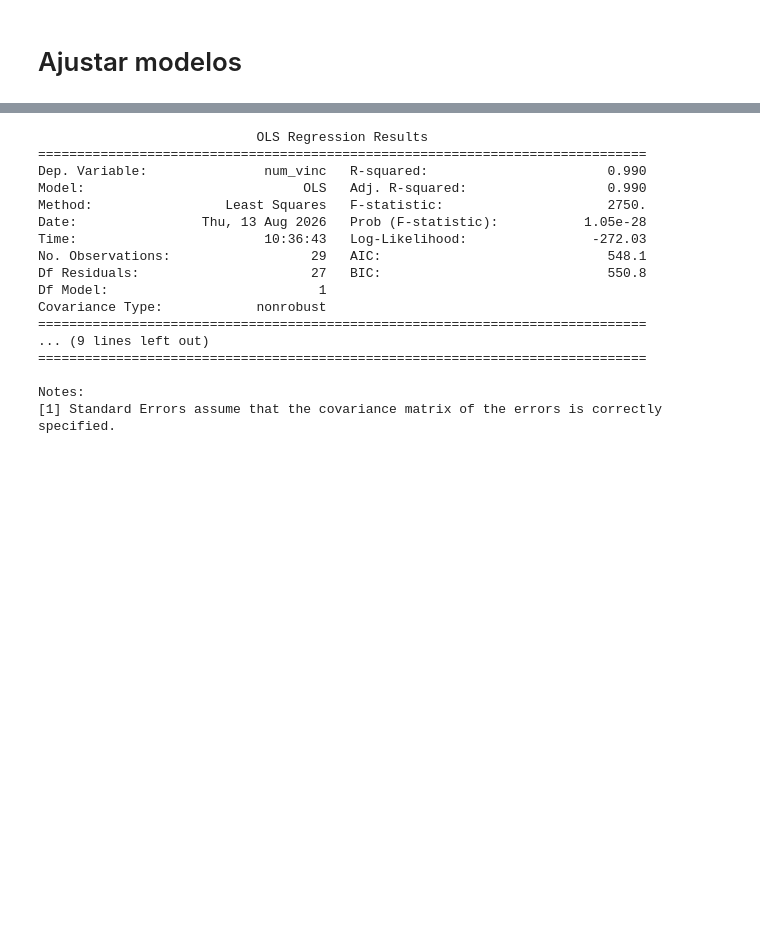
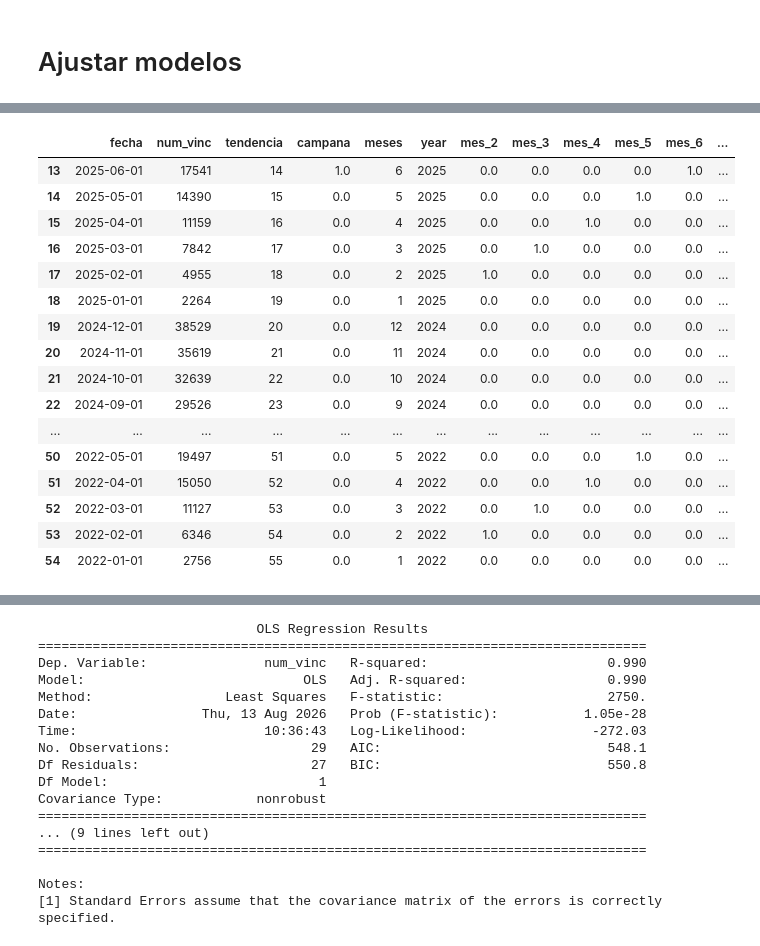
Before and after one commit to Santlond/ADQUIRENCIA_FERIA_EVA_github, a Jupyter notebook: data_analyisis_hist_vinc_y_uso_adqui_1_a_1.ipynb, the cells around one changed output, grey strips where cells are left out. Cells and saved outputs as stored; diff of their text form; code cells hidden in the pictures; blank space fills up the shorter version.

```diff
--- a/data_analyisis_hist_vinc_y_uso_adqui_1_a_1.ipynb
+++ b/data_analyisis_hist_vinc_y_uso_adqui_1_a_1.ipynb
@@ -841,0 +870,21 @@ fig.show()
+# %%
+# Seleccionar filas desdse 2022-01-01 hasta 2025-06-01
+df_model[(df_model['fecha'] >= '2022-01-01') & (df_model['fecha'] <= pd.to_datetime('2025-06-01'))]
+# %% [output]
+|  | fecha | num_vinc | tendencia | campana | meses | year | mes_2 | mes_3 | mes_4 | mes_5 | mes_6 | ... |
+| 13 | 2025-06-01 | 17541 | 14 | 1.0 | 6 | 2025 | 0.0 | 0.0 | 0.0 | 0.0 | 1.0 | ... |
+| 14 | 2025-05-01 | 14390 | 15 | 0.0 | 5 | 2025 | 0.0 | 0.0 | 0.0 | 1.0 | 0.0 | ... |
+| 15 | 2025-04-01 | 11159 | 16 | 0.0 | 4 | 2025 | 0.0 | 0.0 | 1.0 | 0.0 | 0.0 | ... |
+| 16 | 2025-03-01 | 7842 | 17 | 0.0 | 3 | 2025 | 0.0 | 1.0 | 0.0 | 0.0 | 0.0 | ... |
+| 17 | 2025-02-01 | 4955 | 18 | 0.0 | 2 | 2025 | 1.0 | 0.0 | 0.0 | 0.0 | 0.0 | ... |
+| 18 | 2025-01-01 | 2264 | 19 | 0.0 | 1 | 2025 | 0.0 | 0.0 | 0.0 | 0.0 | 0.0 | ... |
+| 19 | 2024-12-01 | 38529 | 20 | 0.0 | 12 | 2024 | 0.0 | 0.0 | 0.0 | 0.0 | 0.0 | ... |
+| 20 | 2024-11-01 | 35619 | 21 | 0.0 | 11 | 2024 | 0.0 | 0.0 | 0.0 | 0.0 | 0.0 | ... |
+| 21 | 2024-10-01 | 32639 | 22 | 0.0 | 10 | 2024 | 0.0 | 0.0 | 0.0 | 0.0 | 0.0 | ... |
+| 22 | 2024-09-01 | 29526 | 23 | 0.0 | 9 | 2024 | 0.0 | 0.0 | 0.0 | 0.0 | 0.0 | ... |
+| ... | ... | ... | ... | ... | ... | ... | ... | ... | ... | ... | ... | ... |
+| 50 | 2022-05-01 | 19497 | 51 | 0.0 | 5 | 2022 | 0.0 | 0.0 | 0.0 | 1.0 | 0.0 | ... |
+| 51 | 2022-04-01 | 15050 | 52 | 0.0 | 4 | 2022 | 0.0 | 0.0 | 1.0 | 0.0 | 0.0 | ... |
+| 52 | 2022-03-01 | 11127 | 53 | 0.0 | 3 | 2022 | 0.0 | 1.0 | 0.0 | 0.0 | 0.0 | ... |
+| 53 | 2022-02-01 | 6346 | 54 | 0.0 | 2 | 2022 | 1.0 | 0.0 | 0.0 | 0.0 | 0.0 | ... |
+| 54 | 2022-01-01 | 2756 | 55 | 0.0 | 1 | 2022 | 0.0 | 0.0 | 0.0 | 0.0 | 0.0 | ... |
```
Also changed, not shown: parts of 15 cells of this notebook.
